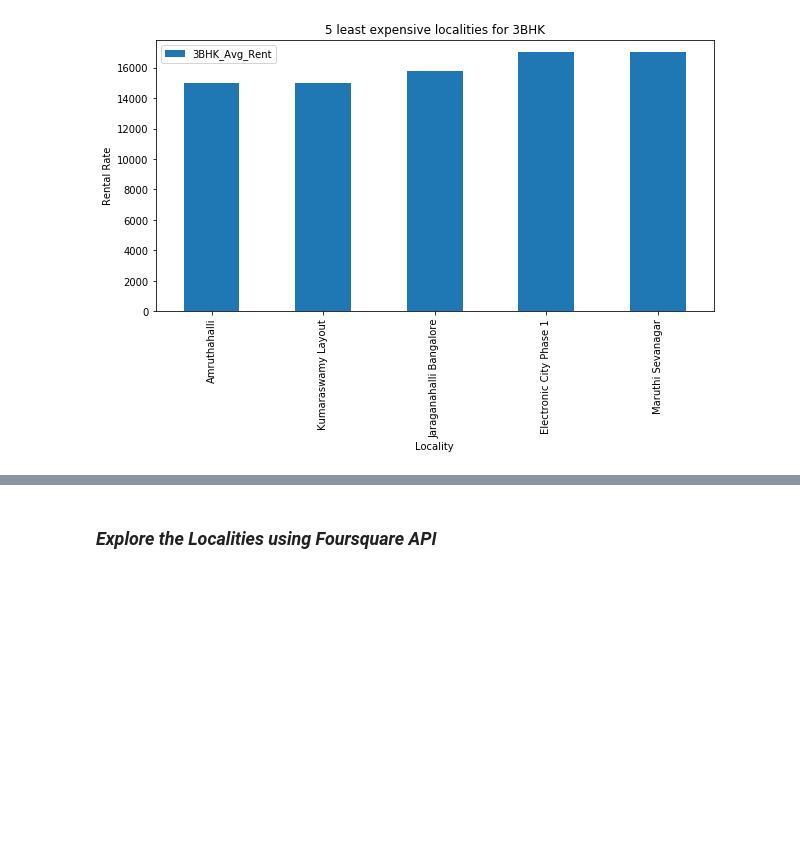
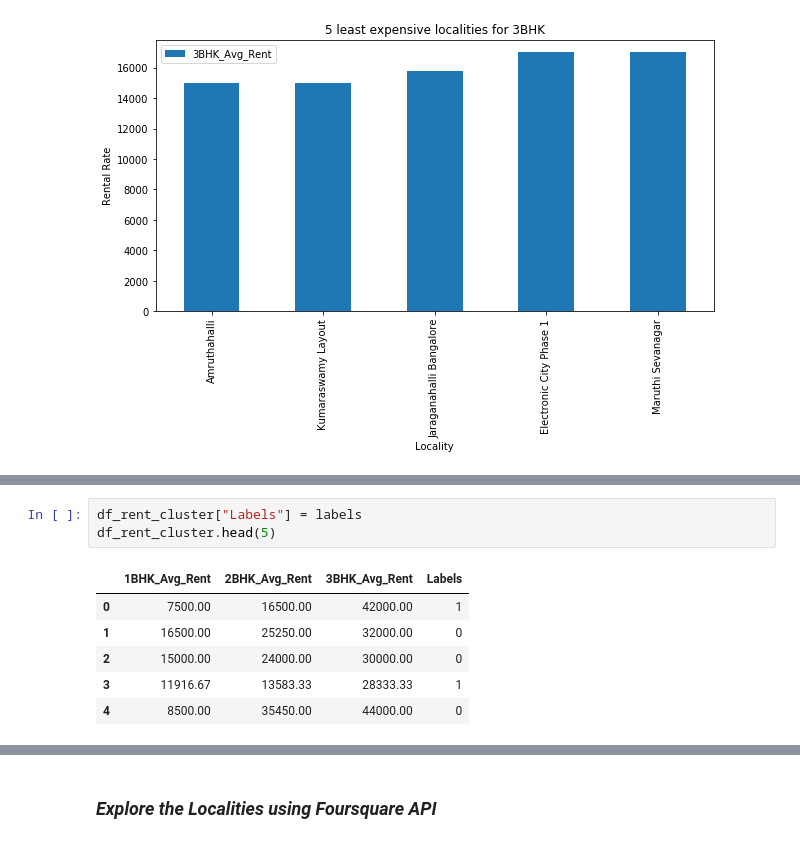
Before and after one commit to satchi7/Coursera_Capstone, a Jupyter notebook: The Battle of Neighborhoods - Code.ipynb, the cells around one changed output, grey strips where cells are left out. Drawn from its saved outputs; the diff is of its cells as text; blank space fills up the shorter version.

```diff
--- a/The Battle of Neighborhoods - Code.ipynb
+++ b/The Battle of Neighborhoods - Code.ipynb
@@ -297,0 +351,10 @@ plt.show()
+# %%
+df_rent_cluster["Labels"] = labels
+df_rent_cluster.head(5)
+# %% [output]
+|  | 1BHK_Avg_Rent | 2BHK_Avg_Rent | 3BHK_Avg_Rent | Labels |
+| 0 | 7500.00 | 16500.00 | 42000.00 | 1 |
+| 1 | 16500.00 | 25250.00 | 32000.00 | 0 |
+| 2 | 15000.00 | 24000.00 | 30000.00 | 0 |
+| 3 | 11916.67 | 13583.33 | 28333.33 | 1 |
+| 4 | 8500.00 | 35450.00 | 44000.00 | 0 |
```
Also changed, not shown: parts of 25 cells of this notebook.
